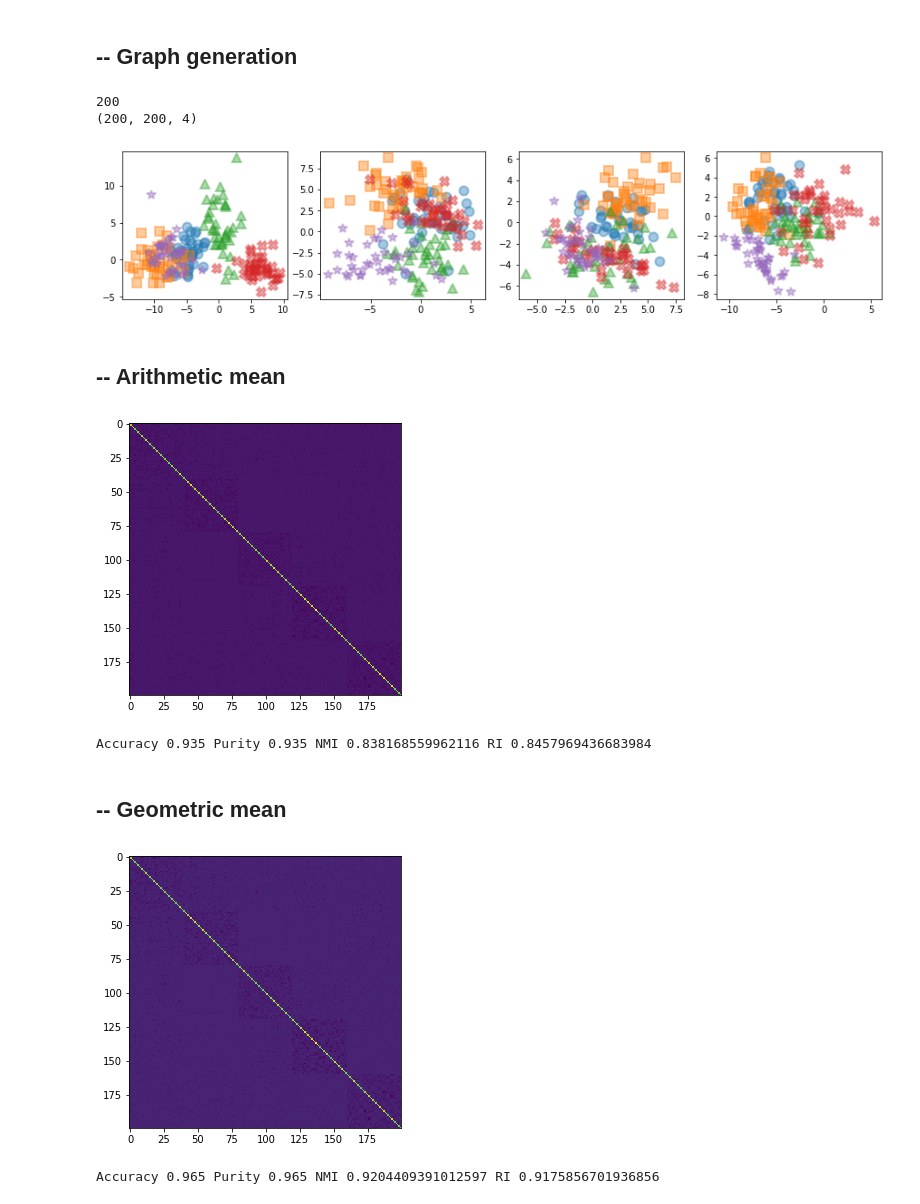
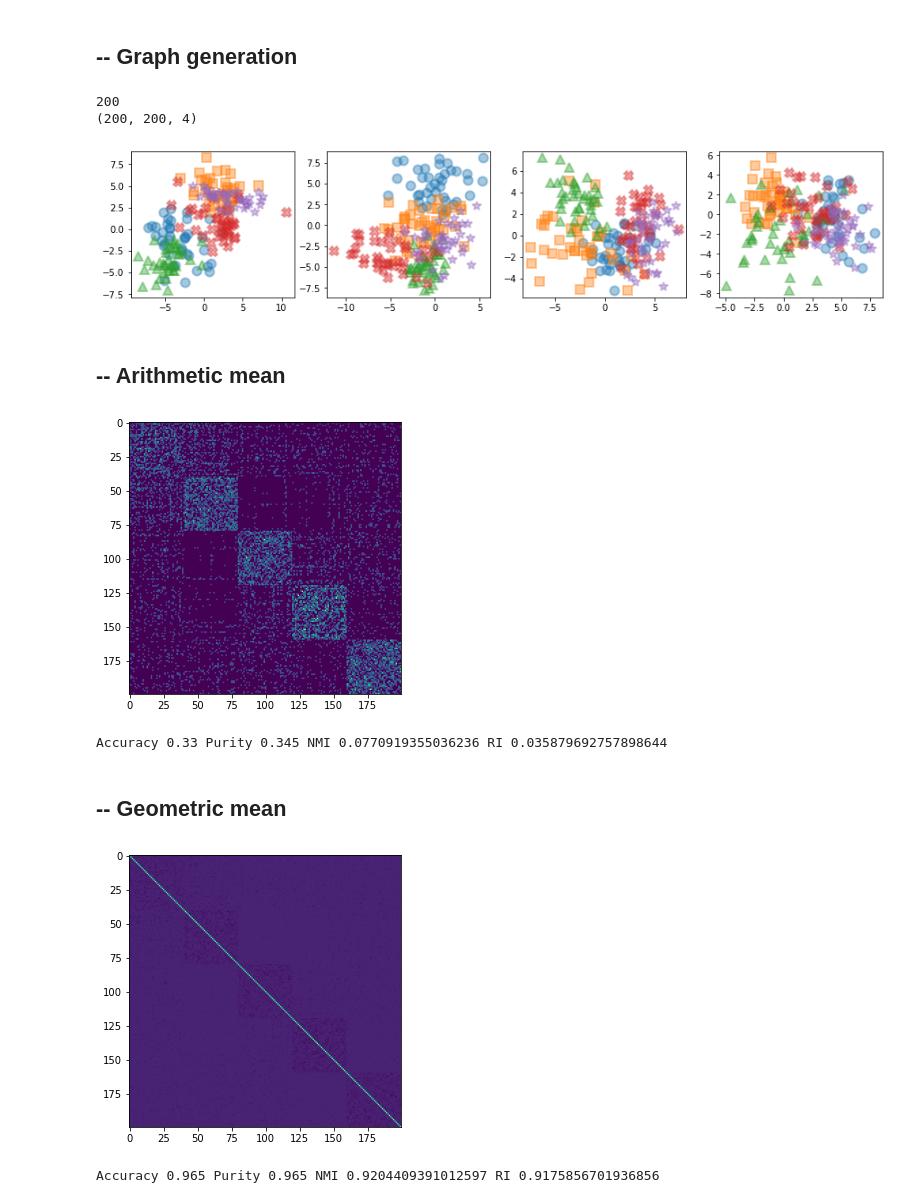
Before and after one commit to shaginhekvs/Graph-Transformer, a Jupyter notebook: code_m/Multilayer_GeometricMean.ipynb, the cells around one changed output. Saved outputs shown, nothing was run; the diff lists cells and outputs as text; code cells hidden in the pictures.

```diff
--- a/code_m/Multilayer_GeometricMean.ipynb
+++ b/code_m/Multilayer_GeometricMean.ipynb
@@ -213,8 +213,10 @@ def build_multilayer_graph(graph_type = 'gaussian', n=50, K=5, show_graph=True,
         L = np.zeros((n,n,4))
         W = np.zeros((n,n,4))
         for i in range(4):
-            lap = sgwt_raw_laplacian(build_kneighbors(signals[i], n_neighbors=10))
-            adj = - lap.copy()
+            lap = build_kneighbors(signals[i], n_neighbors=10)
+            adj = lap.copy()
+            lap = sgwt_raw_laplacian(lap)
+            #adj = - lap.copy()
             np.fill_diagonal(adj, 0)
 
             L[:,:,i] = lap
@@ -246,20 +248,20 @@ def build_multilayer_graph(graph_type = 'gaussian', n=50, K=5, show_graph=True,
     if graph_type in ['NGs']:
         W, L, X, y_true, K, _ = read_data(graph_type)
 
-    return L, y_true, K, L.shape[0], L.shape[2]
+    return L, y_true, K, L.shape[0], L.shape[2], X, W
 # %%
 # graph_type = gaussian or NGs
 
 n = 200
 K = 5
-L, labels, K, n, S = build_multilayer_graph(graph_type = 'gaussian', n=n, K=K,
-                                            show_graph=True, seed_nb = 100)
+L, labels, K, n, S, X, adj = build_multilayer_graph(graph_type = 'gaussian', n=n, K=K,
+                                            show_graph=True, seed_nb = 60)
 print(n)
 print(L.shape)
 # %% [output]
 200
 (200, 200, 4)
-[figure, old version]
+[figure, new version]
 # %% [markdown]
 ## -- Arithmetic mean
 # %%
@@ -269,11 +271,11 @@ plt.figure(figsize=(5,5))
 plt.imshow(L_arithmetic)
 plt.show()
 # %% [output]
-[figure, old version]
+[figure, new version]
 # %%
 print_evaluation(labels, L_arithmetic, K);
 # %% [output]
-Accuracy 0.935 Purity 0.935 NMI 0.838168559962116 RI 0.8457969436683984
+Accuracy 0.33 Purity 0.345 NMI 0.0770919355036236 RI 0.035879692757898644
 # %% [markdown]
 ## -- Geometric mean
 # %%
@@ -290,7 +292,7 @@ plt.figure(figsize=(5,5))
 plt.imshow(L_geometric_mean)
 plt.show()
 # %% [output]
-[figure, old version]
+[figure, new version]
 # %%
 print_evaluation(labels, L_geometric_mean, K);
 # %% [output]
```
Also changed, not shown: parts of 2 cells of this notebook, 2 other files.
